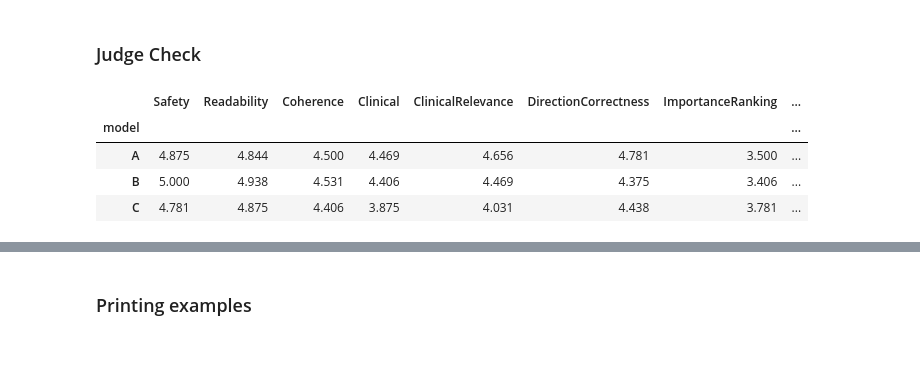
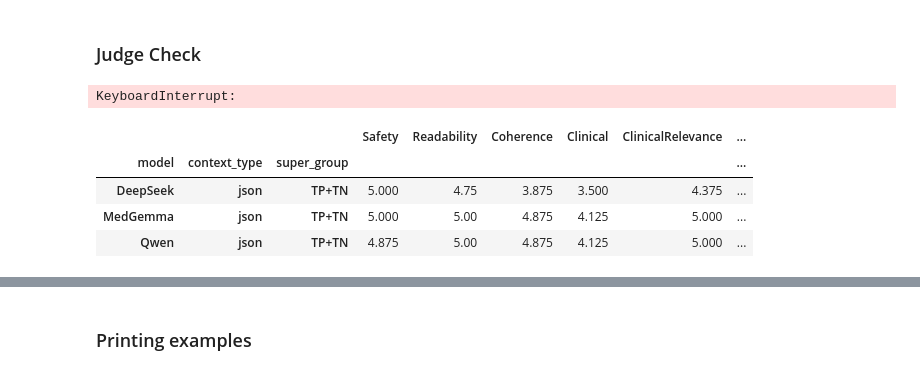
Before and after one commit to arinapetukhova/trusted_llm_risk_profiling, a Jupyter notebook: main_generations/results.ipynb, the cells around one changed output, grey strips where cells are left out. Drawn from its saved outputs; the diff is of its cells as text; code cells hidden in the pictures.

```diff
--- a/main_generations/results.ipynb
+++ b/main_generations/results.ipynb
@@ -577,19 +650,32 @@ client = OpenAI(
     base_url=BASE_URL
 )
 
-def evaluate_patient(patient):
+def evaluate_patient(patient, category):
     sid = patient["subject_id"]
     hid = patient["hadm_id"]
 
-    ehr_info = ehr_lookup[(sid, hid)]
-    qwen = parse_llm_response(qwen_lookup.get((sid, hid)))
-    mg = parse_llm_response(mg_lookup.get((sid, hid)))
-    ds = parse_llm_response(ds_lookup.get((sid, hid)))
-    risk_score = patient["risk_score"]
+    if category in ['empty', 'incomplete']:
+        context_key = f"{category}_context"
+        risk_score = patient[context_key]["risk_score"]
+        ehr_info = patient[context_key].copy()
+        ehr_info.pop('shap_bck_values')
+        ehr_info.pop('risk_score')
+    else:
+        ehr_info = ehr_lookup[(sid, hid)]
+        risk_score = patient["risk_score"]
+    actual_outcome = true_class_lookup.get((sid, hid), "Unknown")
+
+    qwen_record = qwen_lookup.get((sid, hid, category))
+    mg_record = mg_lookup.get((sid, hid, category))
+    ds_record = ds_lookup.get((sid, hid, category))
+    qwen = parse_llm_response(qwen_record["explanation"])
+    mg = parse_llm_response(mg_record["explanation"])
+    ds = parse_llm_response(ds_record["explanation"])
 
     prompt = build_prompt(
         ehr_info=ehr_info,
         risk_score=risk_score,
+        readmission=actual_outcome,
         summary_a=qwen,
         summary_b=mg,
         summary_c=ds
@@ -610,7 +696,8 @@ def evaluate_patient(patient):
         response = client.chat.completions.create(
             model="gpt-oss-120b",
             messages=messages,
-            temperature=0
+            temperature=0,
+            max_tokens=3000
         )
 
         text = response.choices[0].message.content
@@ -629,6 +716,7 @@ def evaluate_patient(patient):
             "hadm_id": int(patient["hadm_id"]),
             "response_text": text,
             "response_json": parsed,
+            "context_type": category,
             "success": parsed is not None
         }
 
@@ -639,17 +727,21 @@ def evaluate_patient(patient):
             "hadm_id": int(patient["hadm_id"]),
             "response_text": None,
             "response_json": None,
+            "context_type": category,
             "success": False,
             "error": str(e)
         }
 
-
 results = []
 
-with ThreadPoolExecutor(max_workers=8) as executor:
+with ThreadPoolExecutor(max_workers=2) as executor:
+
+    categories = ["json", "text", "row_column", "long"]
+    #categories = ["empty", "incomplete"]
 
     futures = [
-        executor.submit(evaluate_patient, patient)
+        executor.submit(evaluate_patient, patient, category)
+        for category in categories
         for patient in patients_data["patients"]
     ]
 
@@ -659,9 +751,11 @@ with ThreadPoolExecutor(max_workers=8) as executor:
     ):
 
         result = future.result()
-        with open("judge_3_llms_shap.jsonl", "a") as f:
+        with open("judge_best_full_context.jsonl", "a") as f:
             f.write(json.dumps(result) + "\n")
             f.flush()
+# %% [output]
+KeyboardInterrupt:
 # %%
 import pandas as pd
 
@@ -726,20 +834,9 @@ judge_df = pd.DataFrame(rows)
-# %%
-positive_metrics = [
-    "Safety", "Readability", "Coherence", "Clinical",
-    "ClinicalRelevance", "DirectionCorrectness",
-    "ImportanceRanking", "Completeness", "OverallQuality"
-]
-
-judge_df["Overall"] = judge_df[positive_metrics].sum(axis=1) + (5 - judge_df["HallucinationScore"])
-judge_df["Overall"] = judge_df["Overall"] / 10
-
-all_metrics_to_show = positive_metrics + ["HallucinationScore", "Overall"]
-summary_table = judge_df.groupby("model")[all_metrics_to_show].mean()
-summary_table = summary_table.round(3)
-summary_table
-# %% [output]
-|  | Safety | Readability | Coherence | Clinical | ClinicalRelevance | DirectionCorrectness | ImportanceRanking | ... |
-| model |  |  |  |  |  |  |  | ... |
-| A | 4.875 | 4.844 | 4.500 | 4.469 | 4.656 | 4.781 | 3.500 | ... |
-| B | 5.000 | 4.938 | 4.531 | 4.406 | 4.469 | 4.375 | 3.406 | ... |
-| C | 4.781 | 4.875 | 4.406 | 3.875 | 4.031 | 4.438 | 3.781 | ... |
+# %%
+full_pivot_summary = judge_df.groupby(["model", "context_type", "super_group"])[all_metrics_to_show].mean().round(3)
+full_pivot_summary
+# %% [output]
+|  |  |  | Safety | Readability | Coherence | Clinical | ClinicalRelevance | ... |
+| model | context_type | super_group |  |  |  |  |  | ... |
+| DeepSeek | json | TP+TN | 5.000 | 4.75 | 3.875 | 3.500 | 4.375 | ... |
+| MedGemma | json | TP+TN | 5.000 | 5.00 | 4.875 | 4.125 | 5.000 | ... |
+| Qwen | json | TP+TN | 4.875 | 5.00 | 4.875 | 4.125 | 5.000 | ... |
```
Also changed, not shown: parts of 19 cells of this notebook, 6 other files.
